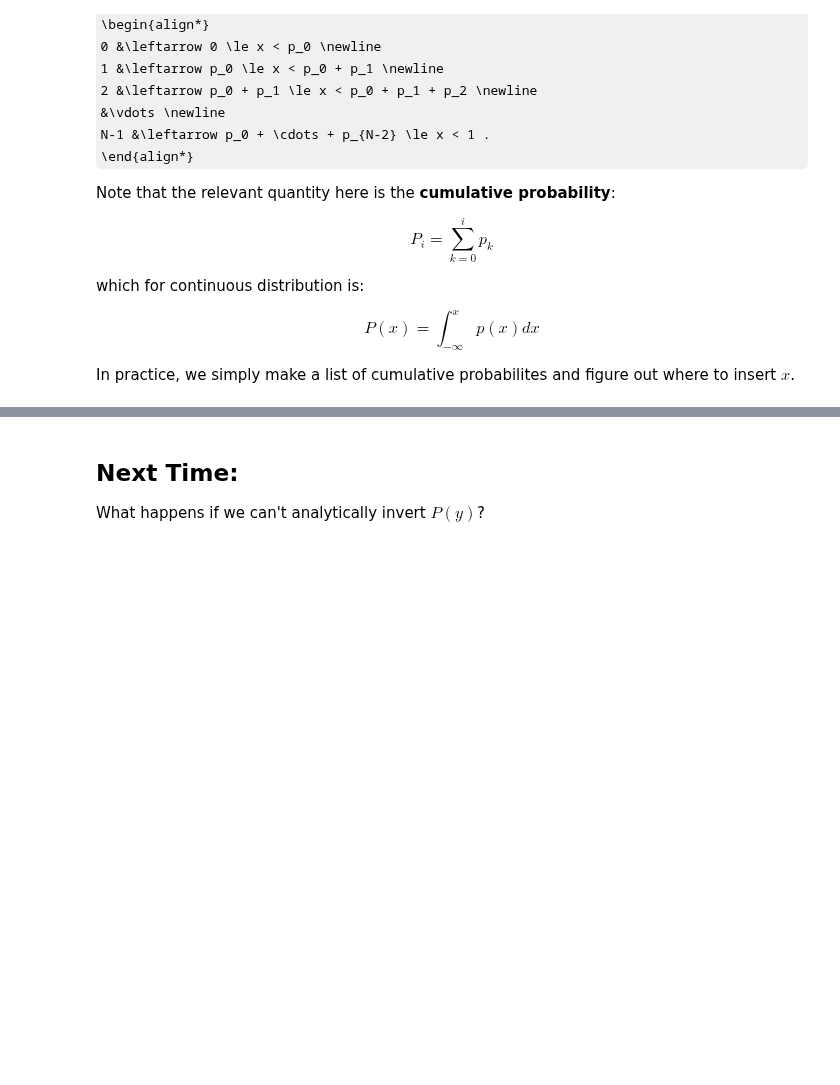
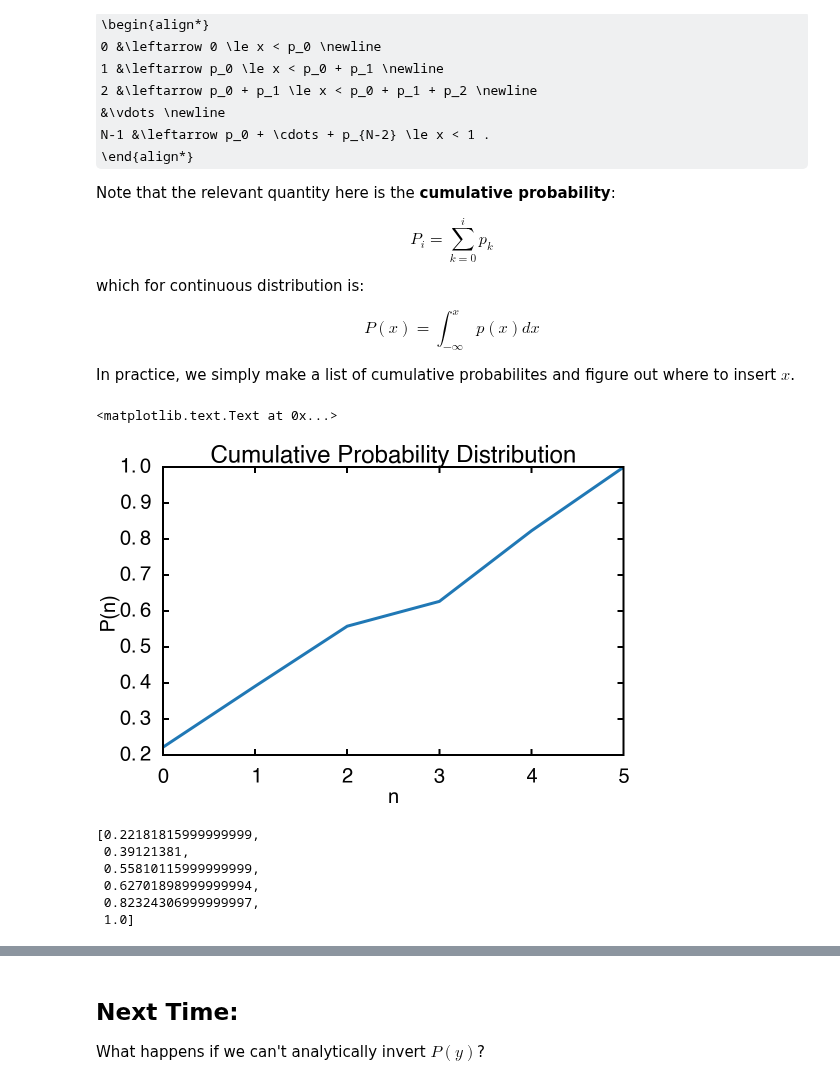
Before and after one commit to agdelma/IntroCompPhysics, a Jupyter notebook: Notebooks/29_RandomNumbers.ipynb, the cells around one changed output, grey strips where cells are left out. Drawn from its saved outputs; the diff is of its cells as text; code cells hidden in the pictures; some formulas as TeX source; blank space fills up the shorter version.

```diff
--- a/Notebooks/29_RandomNumbers.ipynb
+++ b/Notebooks/29_RandomNumbers.ipynb
@@ -166,13 +199,25 @@ In practice, we simply make a list of cumulative probabilites and figure out whe
 # %%
 # Suppose we have 6 outcomes (eg. an unfair die) with the following propbabilites
 p = [0.22181816, 0.16939565, 0.16688735, 0.06891783, 0.19622408, 0.17675693]
 
 # generate the CDF
 P = [np.sum(p[:i+1]) for i in range(len(p))]
 
 plt.plot(P)
 plt.xlabel('n')
-plt.ylabel('P(x)')
+plt.ylabel('P(n)')
 plt.title('Cumulative Probability Distribution')
+# %% [output]
+<matplotlib.text.Text at 0x...>
+[figure, added]
+# %%
+P
+# %% [output]
+[0.22181815999999999,
+ 0.39121381,
+ 0.55810115999999999,
+ 0.62701898999999994,
+ 0.82324306999999997,
+ 1.0]
 # %%
 # Generate N random numbers sampled according to the tower, searchsorted is *fast*
```
Also changed, not shown: parts of 8 cells of this notebook, 2 other files.
